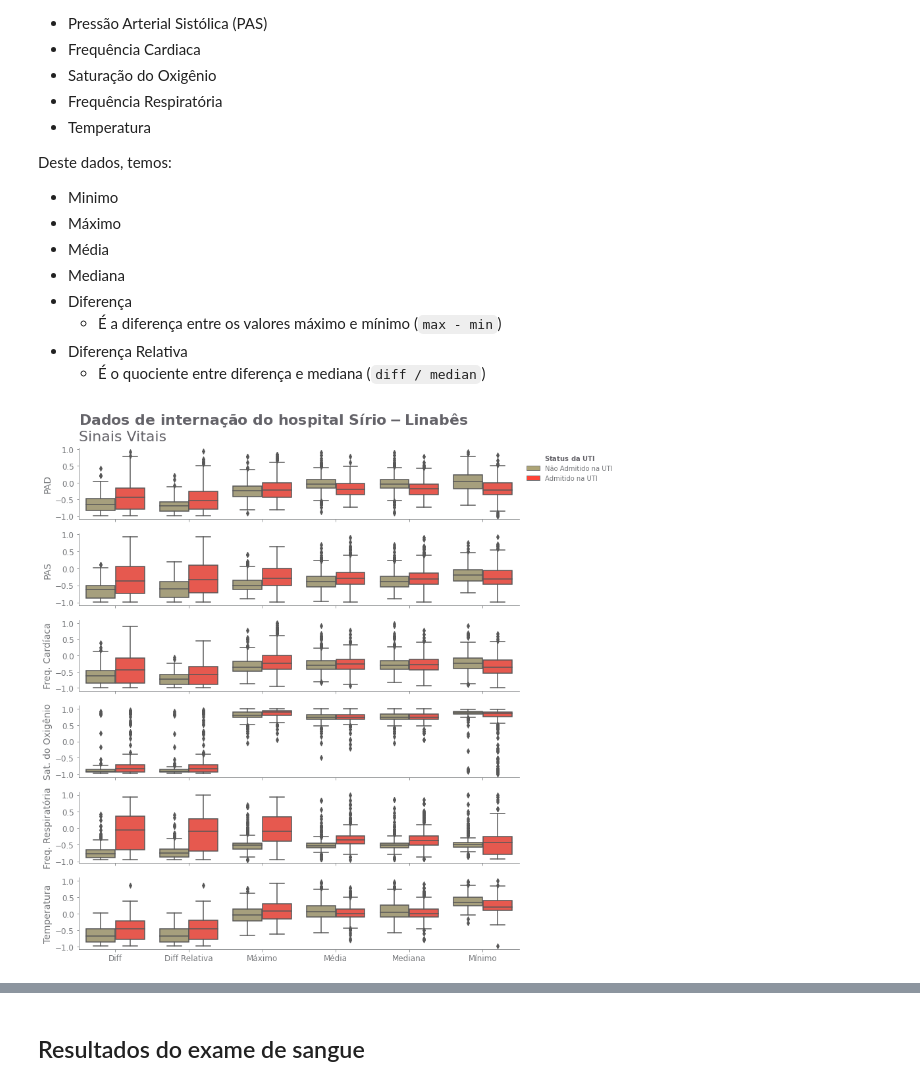
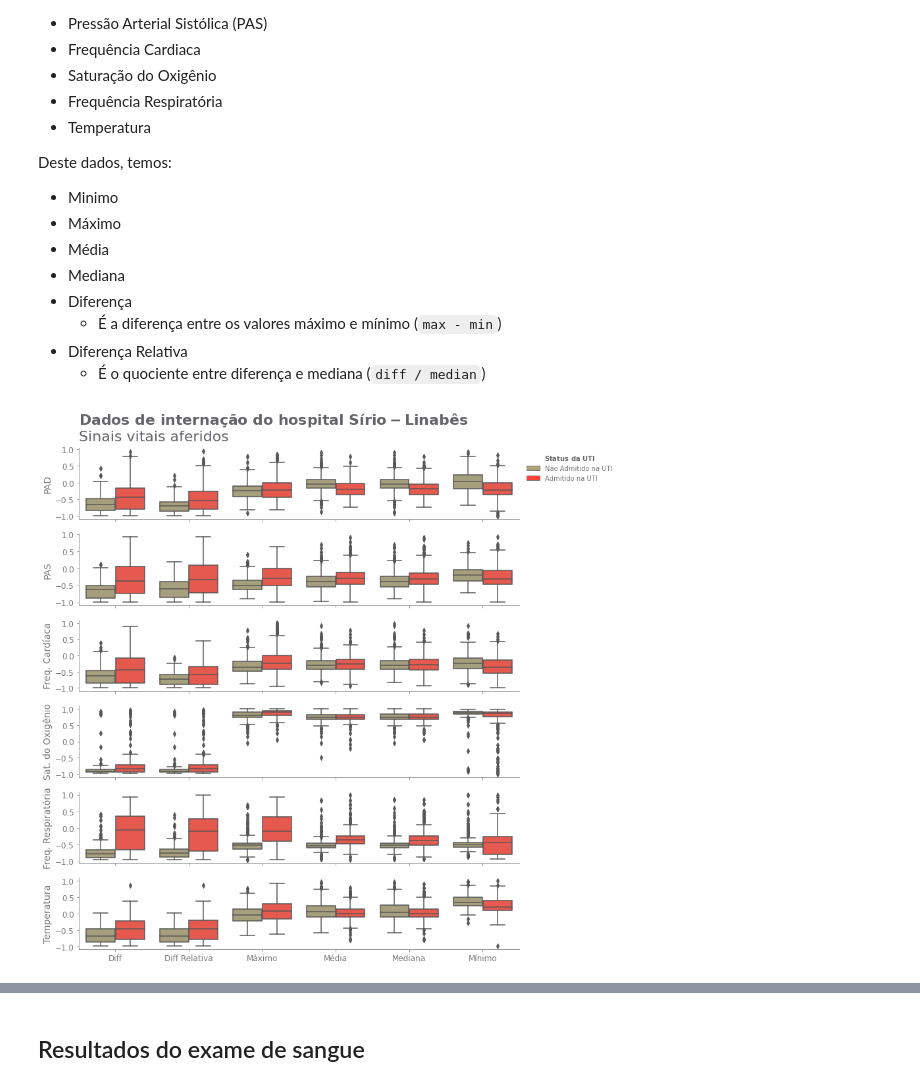
Before and after one commit to willianrocha/COVID-19_clinical_data_assess_diagnosis, a Jupyter notebook: notebooks/EDA.ipynb, the cells around one changed output, grey strips where cells are left out. Cells and saved outputs as stored; diff of their text form; code cells hidden in the pictures.

```diff
--- a/notebooks/EDA.ipynb
+++ b/notebooks/EDA.ipynb
@@ -202,35 +202,37 @@ Deste dados, temos:
     * É a diferença entre os valores máximo e mínimo (`max - min`)
 * Diferença Relativa
     * É o quociente entre diferença e mediana (`diff / median`)
-# %%
-attributes_suffix = ['DIFF', 'DIFF_REL', 'MAX', 'MEAN', 'MEDIAN', 'MIN']
-vital_signs = ['BLOODPRESSURE_DIASTOLIC', 'BLOODPRESSURE_SISTOLIC', 'HEART_RATE', 'OXYGEN_SATURATION', 'RESPIRATORY_RATE', 'TEMPERATURE']
-
-attributes_label = ['Diff', 'Diff Relativa', 'Máximo', 'Média', 'Mediana', 'Mínimo']
-vital_signs_label = ['PAD', 'PAS', 'Freq. Cardíaca', 'Sat. do Oxigênio', 'Freq. Respiratória', 'Temperatura']
-
-suptitle = 'Dados de internação do hospital Sírio-Linabês'
-subtitle = 'Sinais Vitais'
-
-fig, (ax1, ax2, ax3, ax4, ax5, ax6) = plt.subplots(nrows=6, ncols=1, figsize=(12, 14), sharex=True) #(10, 6)
-axes = [ax1, ax2, ax3, ax4, ax5, ax6]
-for i, vital in enumerate(vital_signs):
-    vs_columns = [f'{vital}_{attr}' for attr in attributes_suffix]
-    vs_melt = dados.melt(id_vars=['ICU'], value_vars=vs_columns, var_name='col', value_name='value').reset_index(drop=True)
-    vs_melt['value'] = vs_melt['value'].replace(-1, np.nan)
-    vs_melt['value'] = vs_melt['value'].replace(1, np.nan)
-    sns.boxplot(x="col", y="value", hue='ICU', data=vs_melt, ax=axes[i], palette=[ICU_0, ICU_1])
-ax6.set_xticklabels(attributes_label, fontsize=12)
-presentation(fig=fig, ax=axes, y_label=vital_signs_label, title=suptitle, subtitle=subtitle,
-             title_position = 0.055, grid=False, legend=False)
-
-disease_0 = mpatches.Patch(facecolor=ICU_0, edgecolor=GRAY5, label=ICU_0_LABEL)
-disease_1 = mpatches.Patch(facecolor=ICU_1, edgecolor=GRAY5, label=ICU_1_LABEL)
-plt.sca(ax1)
-leg = plt.legend(handles=[disease_0, disease_1], loc='upper right', bbox_to_anchor=(1.225, 1.0),
-           frameon=False, labelcolor=GRAY5, title=suptitle_formatter('Status da UTI'))
-plt.setp(leg.get_title(), color=GRAY4)
-
-sns.despine()
-# %% [output]
-[figure, removed]
+# %%
+def vital_signs_plot(dados, suptitle, subtitle):
+    attributes_suffix = ['DIFF', 'DIFF_REL', 'MAX', 'MEAN', 'MEDIAN', 'MIN']
+    vital_signs = ['BLOODPRESSURE_DIASTOLIC', 'BLOODPRESSURE_SISTOLIC', 'HEART_RATE', 'OXYGEN_SATURATION', 'RESPIRATORY_RATE', 'TEMPERATURE']
+
+    attributes_label = ['Diff', 'Diff Relativa', 'Máximo', 'Média', 'Mediana', 'Mínimo']
+    vital_signs_label = ['PAD', 'PAS', 'Freq. Cardíaca', 'Sat. do Oxigênio', 'Freq. Respiratória', 'Temperatura']
+
+    fig, (ax1, ax2, ax3, ax4, ax5, ax6) = plt.subplots(nrows=6, ncols=1, figsize=(12, 14), sharex=True) #(10, 6)
+    axes = [ax1, ax2, ax3, ax4, ax5, ax6]
+    for i, vital in enumerate(vital_signs):
+        vs_columns = [f'{vital}_{attr}' for attr in attributes_suffix]
+        vs_melt = dados.melt(id_vars=['ICU'], value_vars=vs_columns, var_name='col', value_name='value').reset_index(drop=True)
+        vs_melt['value'] = vs_melt['value'].replace(-1, np.nan)
+        vs_melt['value'] = vs_melt['value'].replace(1, np.nan)
+        sns.boxplot(x="col", y="value", hue='ICU', data=vs_melt, ax=axes[i], palette=[ICU_0, ICU_1])
+    ax6.set_xticklabels(attributes_label, fontsize=12)
+    presentation(fig=fig, ax=axes, y_label=vital_signs_label, title=suptitle, subtitle=subtitle,
+                 title_position = 0.055, grid=False, legend=False)
+
+    disease_0 = mpatches.Patch(facecolor=ICU_0, edgecolor=GRAY5, label=ICU_0_LABEL)
+    disease_1 = mpatches.Patch(facecolor=ICU_1, edgecolor=GRAY5, label=ICU_1_LABEL)
+    plt.sca(ax1)
+    leg = plt.legend(handles=[disease_0, disease_1], loc='upper right', bbox_to_anchor=(1.225, 1.0),
+               frameon=False, labelcolor=GRAY5, title=suptitle_formatter('Status da UTI'))
+    plt.setp(leg.get_title(), color=GRAY4)
+
+    sns.despine()
+
+suptitle = 'Dados de internação do hospital Sírio-Linabês'
+subtitle = 'Sinais vitais aferidos'
+vital_signs_plot(dados, suptitle, subtitle)
+# %% [output]
+[figure, added]
```
Also changed, not shown: parts of 17 cells of this notebook, 1 other file.
